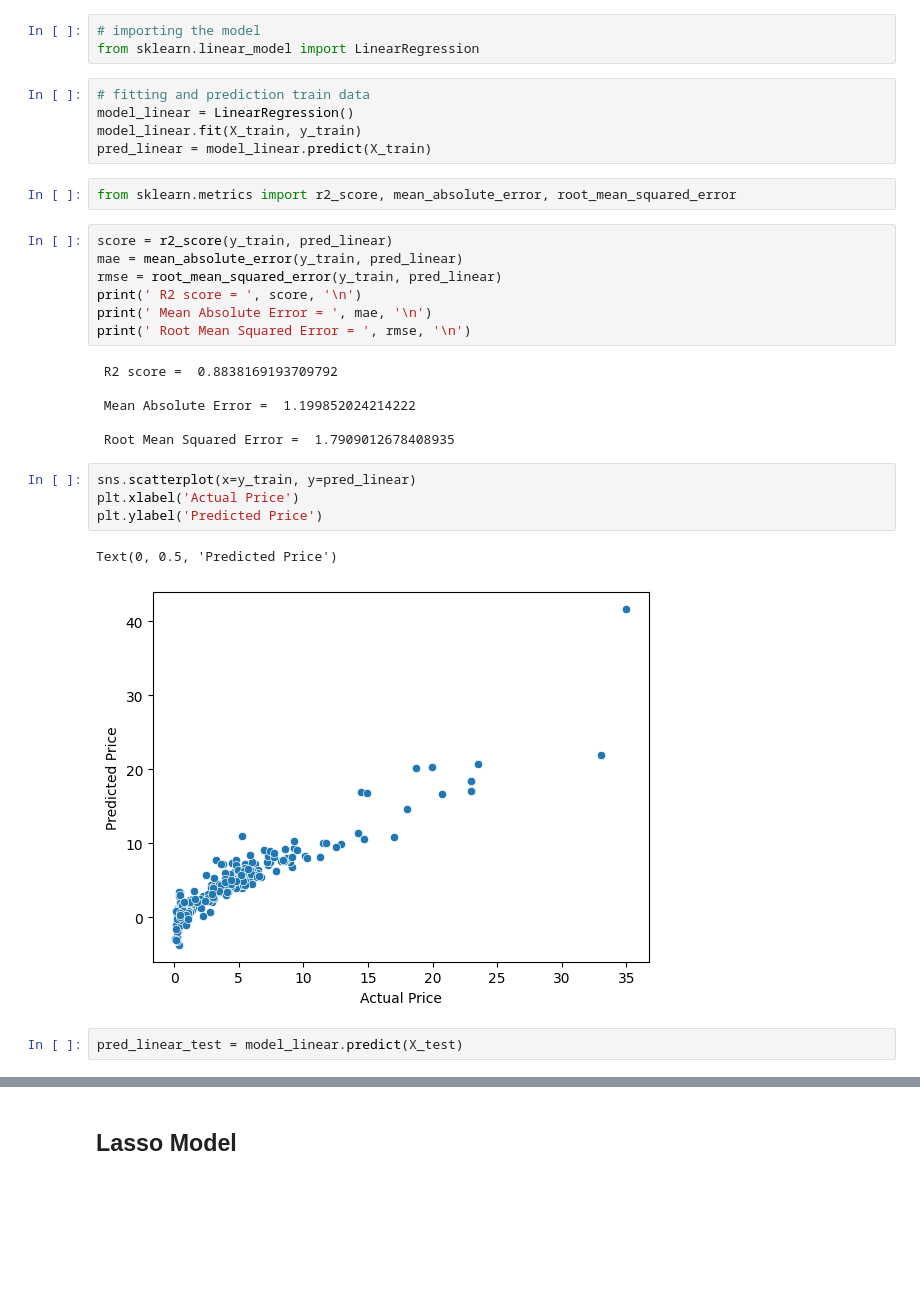
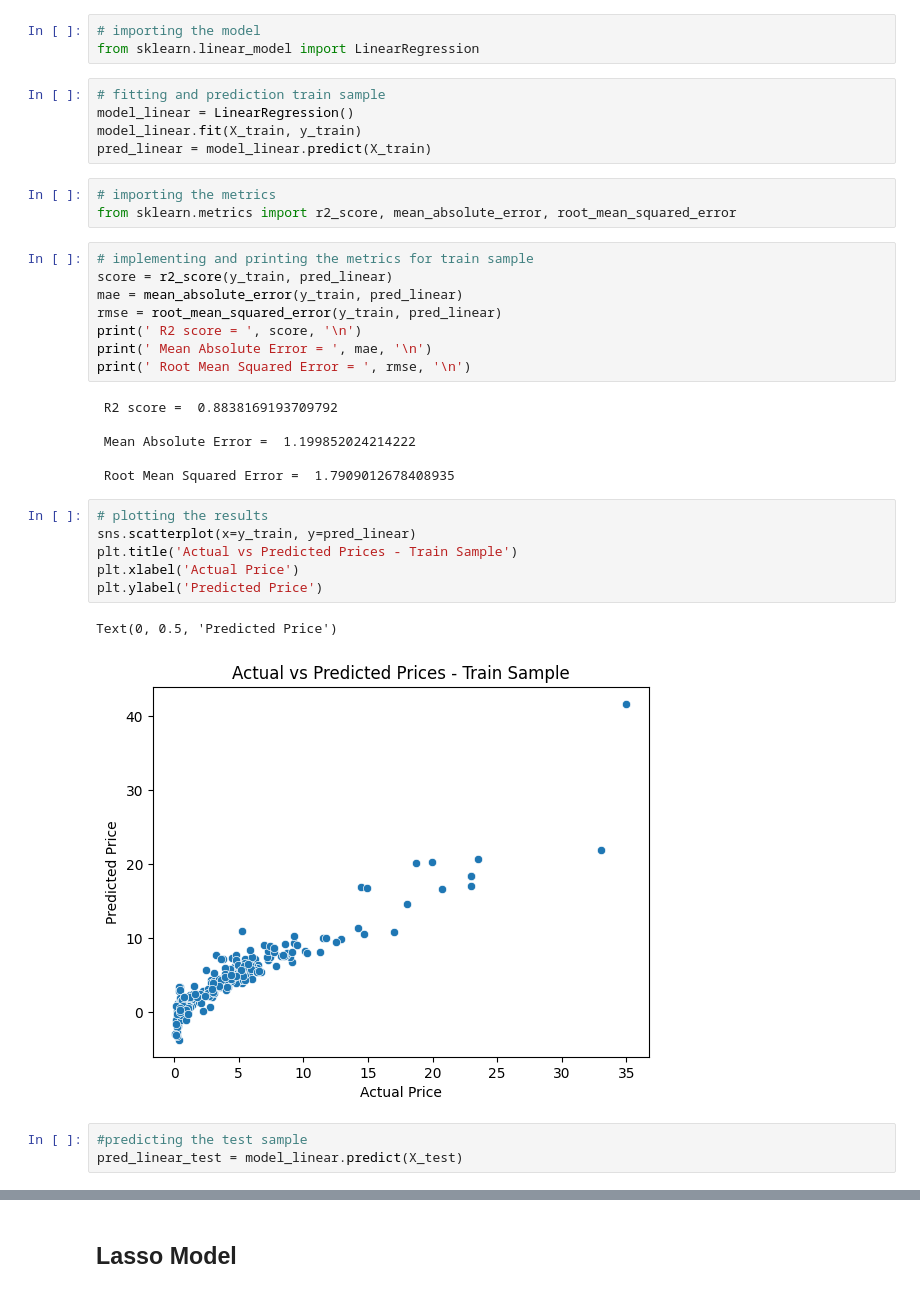
Before and after one commit to adamsdossantos/car_price, a Jupyter notebook: car_price_prediction.ipynb, the cells around one changed output, grey strips where cells are left out. Drawn from its saved outputs; the diff is of its cells as text; blank space fills up the shorter version.

Commit message:
graphics update

```diff
--- a/car_price_prediction.ipynb
+++ b/car_price_prediction.ipynb
@@ -118,13 +118,15 @@ X_train, X_test, y_train, y_test = train_test_split(X, y, random_state=2, test_s
 # importing the model
 from sklearn.linear_model import LinearRegression
 # %%
-# fitting and prediction train data
+# fitting and prediction train sample
 model_linear = LinearRegression()
 model_linear.fit(X_train, y_train)
 pred_linear = model_linear.predict(X_train)
 # %%
+# importing the metrics
 from sklearn.metrics import r2_score, mean_absolute_error, root_mean_squared_error
 # %%
+# implementing and printing the metrics for train sample
 score = r2_score(y_train, pred_linear)
 mae = mean_absolute_error(y_train, pred_linear)
 rmse = root_mean_squared_error(y_train, pred_linear)
@@ -138,12 +140,15 @@ print(' Root Mean Squared Error = ', rmse, '\n')
 
  Root Mean Squared Error =  1.7909012678408935
 # %%
+# plotting the results
 sns.scatterplot(x=y_train, y=pred_linear)
+plt.title('Actual vs Predicted Prices - Train Sample')
 plt.xlabel('Actual Price')
 plt.ylabel('Predicted Price')
 # %% [output]
 Text(0, 0.5, 'Predicted Price')
-[figure, old version]
+[figure, new version]
 # %%
+#predicting the test sample
 pred_linear_test = model_linear.predict(X_test)
 # %%
```
Also changed, not shown: parts of 8 cells of this notebook.
